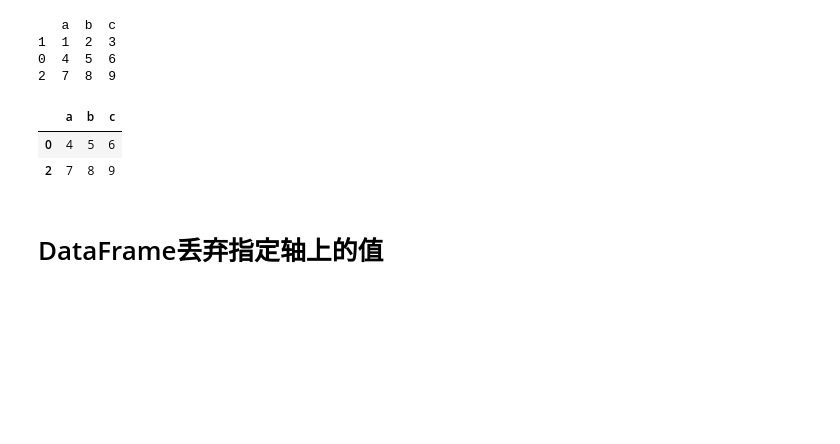
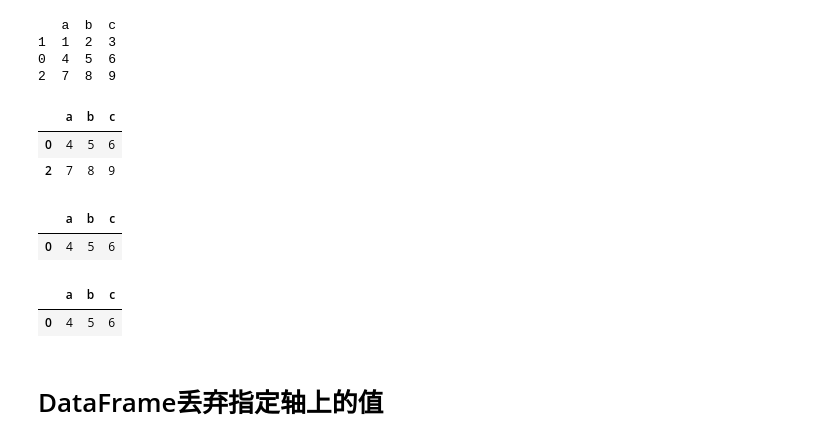
Before and after one commit to nksuya/jupyter_notebook, a Jupyter notebook: 学习笔记/pandas.ipynb, the cells around one changed output. Saved outputs shown, nothing was run; the diff lists cells and outputs as text; code cells hidden in the pictures; blank space fills up the shorter version.

```diff
--- a/学习笔记/pandas.ipynb
+++ b/学习笔记/pandas.ipynb
@@ -279,6 +279,16 @@ df[df['c'] > 5]
 |  | a | b | c |
 | 0 | 4 | 5 | 6 |
 | 2 | 7 | 8 | 9 |
+# %%
+df[(df['c']>5) & (df['b']<7)]
+# %% [output]
+|  | a | b | c |
+| 0 | 4 | 5 | 6 |
+# %%
+df[(df.c>5) & (df.b<7)]
+# %% [output]
+|  | a | b | c |
+| 0 | 4 | 5 | 6 |
 # %% [markdown]
 # DataFrame丢弃指定轴上的值
 # %%
```
Also changed, not shown: parts of 5 cells of this notebook, 1 other file.
